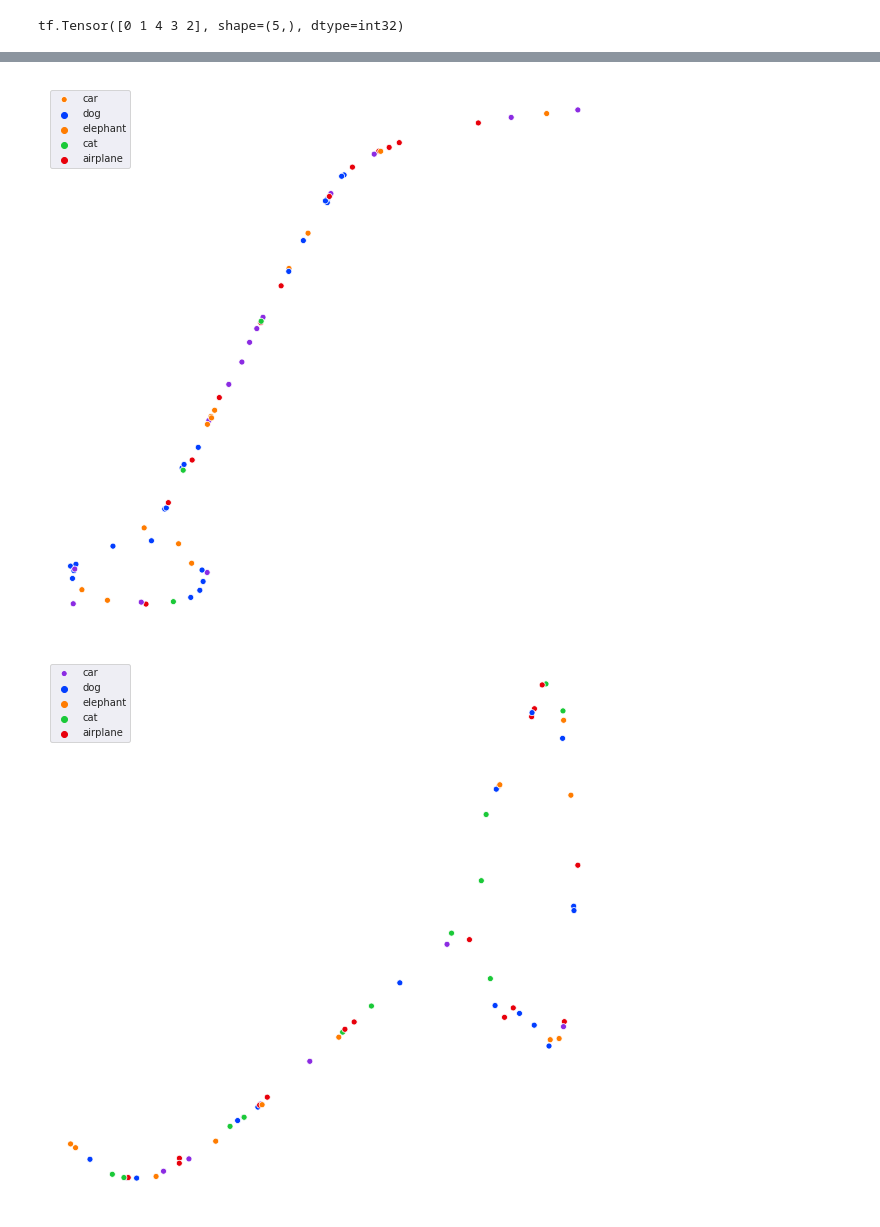
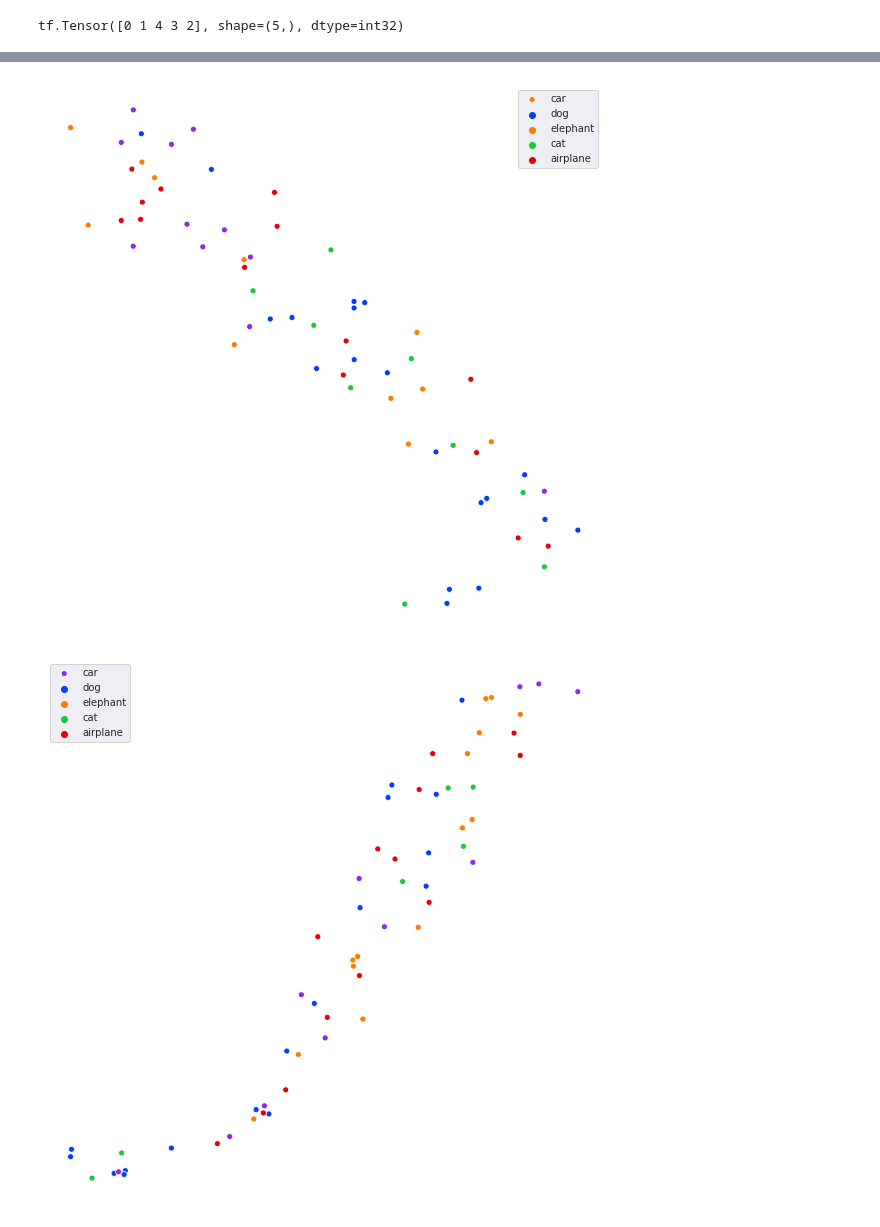
Before and after one commit to sayakpaul/SimCLR-in-TensorFlow-2, a Jupyter notebook: Linear_Evaluation.ipynb, the cells around one changed output, grey strips where cells are left out. Cells and saved outputs as stored; diff of their text form; code cells hidden in the pictures.

```diff
--- a/Linear_Evaluation.ipynb
+++ b/Linear_Evaluation.ipynb
@@ -71,8 +71,8 @@ tf.Tensor([0 1 4 3 2], shape=(5,), dtype=int32)
 def parse_images(image_path):
     image_string = tf.io.read_file(image_path)
     image = tf.image.decode_jpeg(image_string, channels=3)
+    image = tf.image.convert_image_dtype(image, tf.float32)
     image = tf.image.resize(image, size=[224, 224])
-    image = tf.image.per_image_standardization(image)
 
     label = tf.strings.split(tf.strings.split(image_path, "/")[2], "_")[0]
 
@@ -160,6 +122,6 @@ Clipping input data to the valid range for imshow with RGB data ([0..1] for floa
 # %%
 # Architecture utils
-def get_resnet_simclr_other(hidden_1, hidden_2):
+def get_resnet_simclr_deeper(hidden_1, hidden_2, hidden_3):
     base_model = tf.keras.applications.ResNet50(include_top=False, weights=None, input_shape=(224, 224, 3))
     base_model.trainabe = True
     inputs = Input((224, 224, 3))
@@ -168,12 +130,11 @@ def get_resnet_simclr_other(hidden_1, hidden_2):
 
     projection_1 = Dense(hidden_1)(h)
     projection_1 = Activation("relu")(projection_1)
-    # projection_2 = Dense(hidden_2, activation="relu")(projection_1)
     projection_2 = Dense(hidden_2)(projection_1)
+    projection_2 = Activation("relu")(projection_2)
+    projection_3 = Dense(hidden_3)(projection_2)
 
-    resnet_simclr = Model(inputs, projection_2)
+    resnet_simclr = Model(inputs, projection_3)
 
     return resnet_simclr
-
-resnet_simclr = get_resnet_simclr_other(512, 256)
 # %%
@@ -322,14 +328,17 @@ def plot_vecs_n_labels(v, labels):
     plt.legend(['car', 'dog', 'elephant','cat','airplane'])
     plt.show()
 # %%
+# Representations from second last layer (a ReLU)
 tsne = TSNE()
-resnet_simclr = get_resnet_simclr_other(512, 256)
-resnet_simclr.load_weights("resnet_simclr/resnet_simclr_1.h5")
+
+resnet_simclr = get_resnet_simclr_deeper(256, 128, 50)
+resnet_simclr.load_weights("resnet_simclr/resnet_simclr_1_new.h5")
+resnet_simclr = Model(resnet_simclr.input, resnet_simclr.layers[-2].output)
 
 for (images, labels) in train_ds:
     interm_representations = resnet_simclr(images)
     y_tsne = tsne.fit_transform(interm_representations)
     plot_vecs_n_labels(y_tsne, labels.numpy())
 # %% [output]
-[figure, old version]
+[figure, new version]
-[figure, old version]
+[figure, new version]
```
Also changed, not shown: parts of 16 cells of this notebook, 1 other file.
